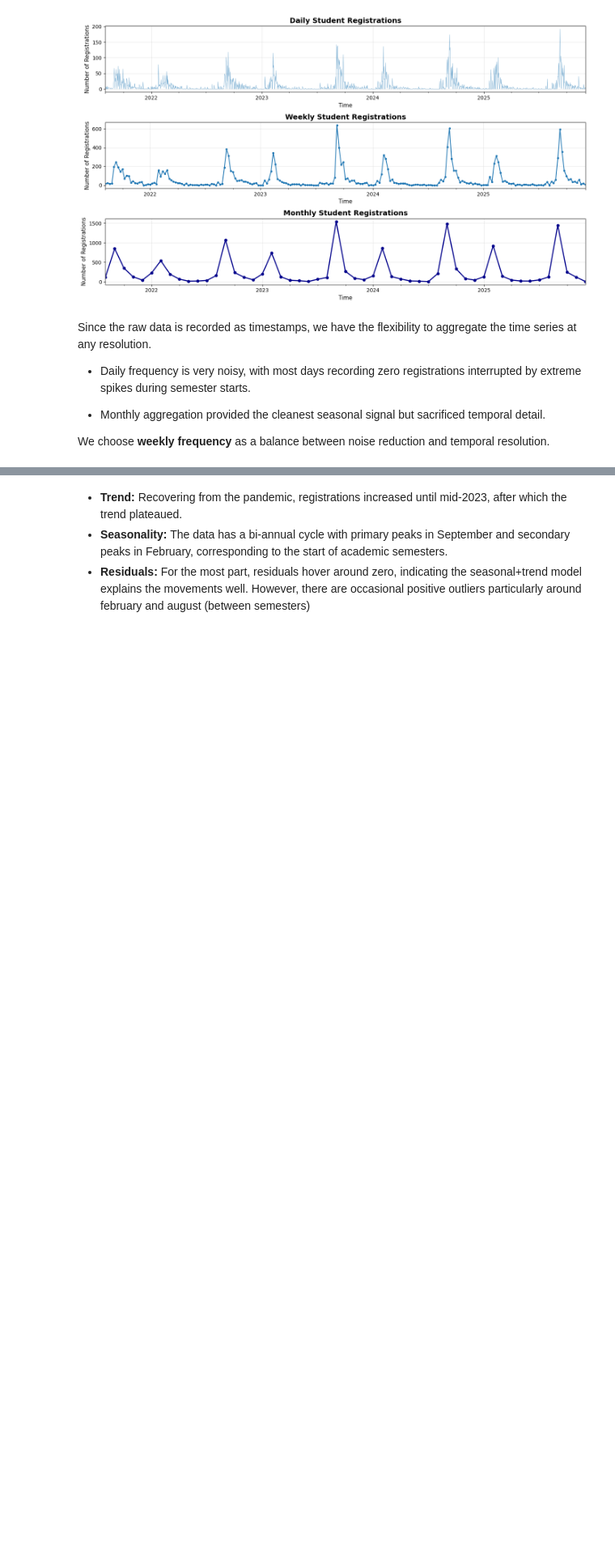
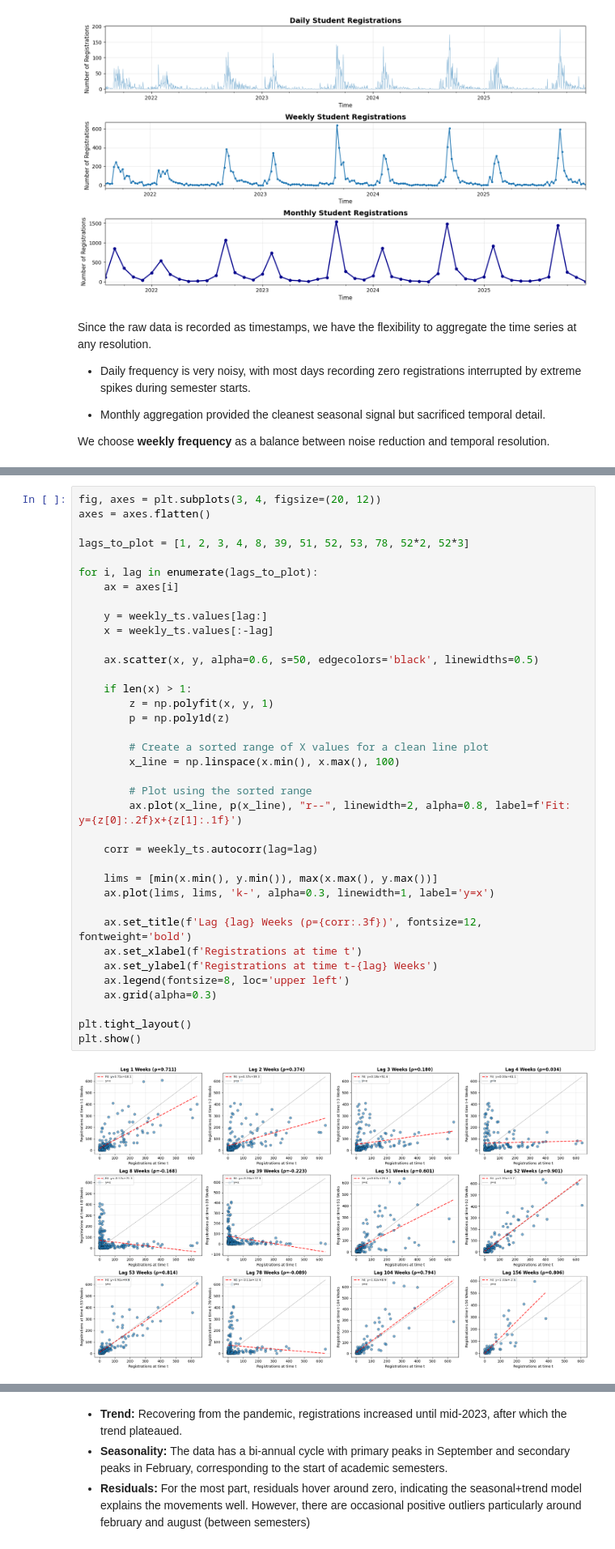
Before and after one commit to franciscopana/M.IA_Time-Series-Forecasting, a Jupyter notebook: src.ipynb, the cells around one changed output, grey strips where cells are left out. Shown at 81% size. Cells and saved outputs as stored; diff of their text form; blank space fills up the shorter version.

```diff
--- a/src.ipynb
+++ b/src.ipynb
@@ -120,0 +157,39 @@ We choose **weekly frequency** as a balance between noise reduction and temporal
+# %%
+fig, axes = plt.subplots(3, 4, figsize=(20, 12))
+axes = axes.flatten()
+
+lags_to_plot = [1, 2, 3, 4, 8, 39, 51, 52, 53, 78, 52*2, 52*3]
+
+for i, lag in enumerate(lags_to_plot):
+    ax = axes[i]
+
+    y = weekly_ts.values[lag:]
+    x = weekly_ts.values[:-lag]
+
+    ax.scatter(x, y, alpha=0.6, s=50, edgecolors='black', linewidths=0.5)
+
+    if len(x) > 1:
+        z = np.polyfit(x, y, 1)
+        p = np.poly1d(z)
+
+        # Create a sorted range of X values for a clean line plot
+        x_line = np.linspace(x.min(), x.max(), 100)
+
+        # Plot using the sorted range
+        ax.plot(x_line, p(x_line), "r--", linewidth=2, alpha=0.8, label=f'Fit: y={z[0]:.2f}x+{z[1]:.1f}')
+
+    corr = weekly_ts.autocorr(lag=lag)
+
+    lims = [min(x.min(), y.min()), max(x.max(), y.max())]
+    ax.plot(lims, lims, 'k-', alpha=0.3, linewidth=1, label='y=x')
+
+    ax.set_title(f'Lag {lag} Weeks (ρ={corr:.3f})', fontsize=12, fontweight='bold')
+    ax.set_xlabel(f'Registrations at time t')
+    ax.set_ylabel(f'Registrations at time t-{lag} Weeks')
+    ax.legend(fontsize=8, loc='upper left')
+    ax.grid(alpha=0.3)
+
+plt.tight_layout()
+plt.show()
+# %% [output]
+[figure, new version]
```
Also changed, not shown: parts of 12 cells of this notebook.
